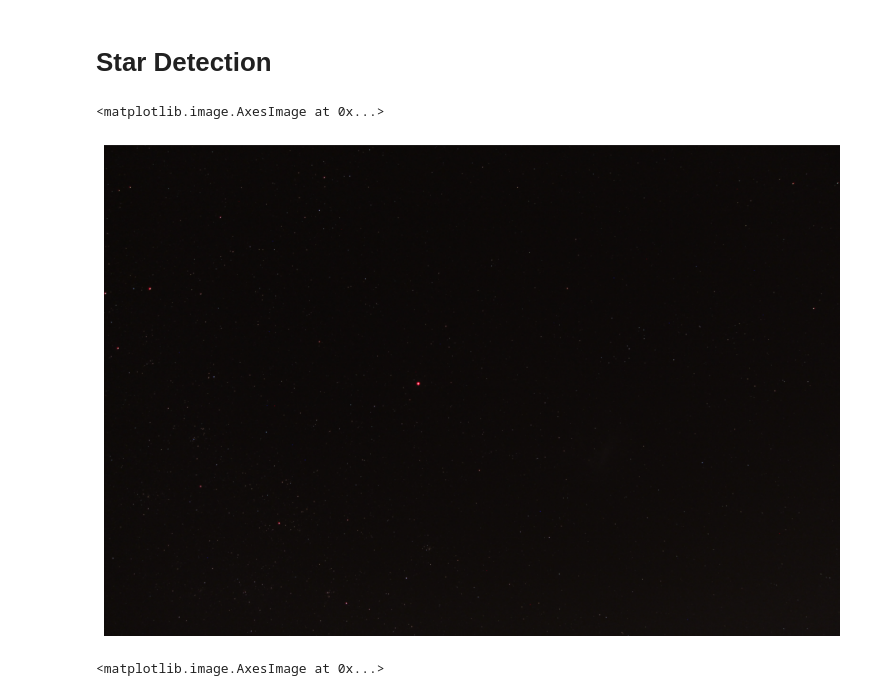
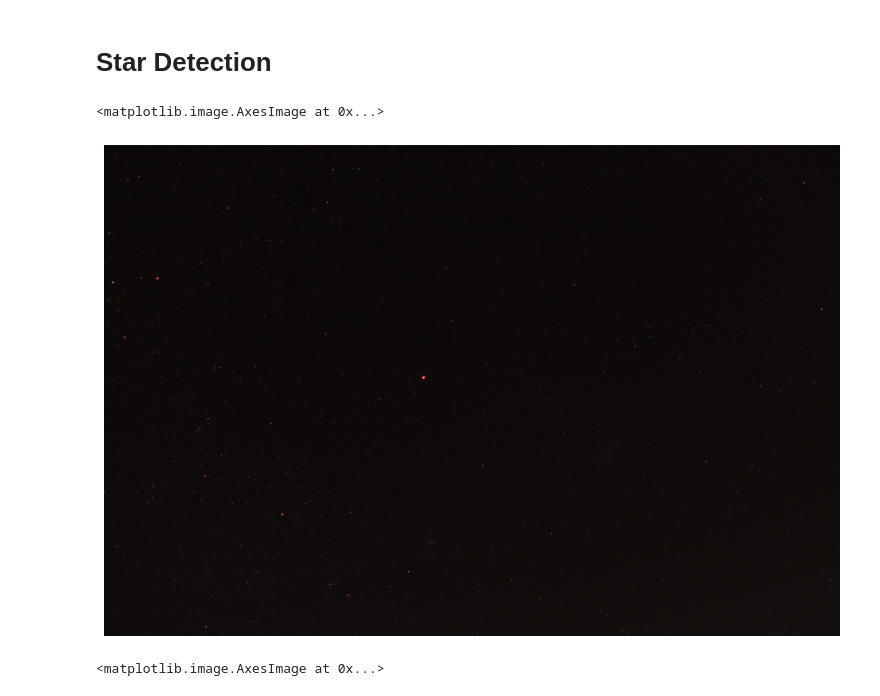
Before and after one commit to paulooctavio/astronomy, a Jupyter notebook: Star_Detection/Star_Detection.ipynb, the cells around one changed output. Saved outputs shown, nothing was run; the diff lists cells and outputs as text; code cells hidden in the pictures.

```diff
--- a/Star_Detection/Star_Detection.ipynb
+++ b/Star_Detection/Star_Detection.ipynb
@@ -10,12 +10,12 @@ import time
 # %%
 plt.rcParams["figure.figsize"] = (12, 18)
 # %%
-image = cv2.imread("data/stars.jpg")
+image = cv2.imread("../data/stars_00.jpg")
 plt.axis("off")
 plt.imshow(image)
 # %% [output]
 <matplotlib.image.AxesImage at 0x...>
-[figure, old version]
+[figure, new version]
 # %%
 gray_image = cv2.cvtColor(image, cv2.COLOR_BGR2GRAY)
 # Threshold the image to create a binary image
```
Also changed, not shown: parts of 2 cells of this notebook, 1 other file.
